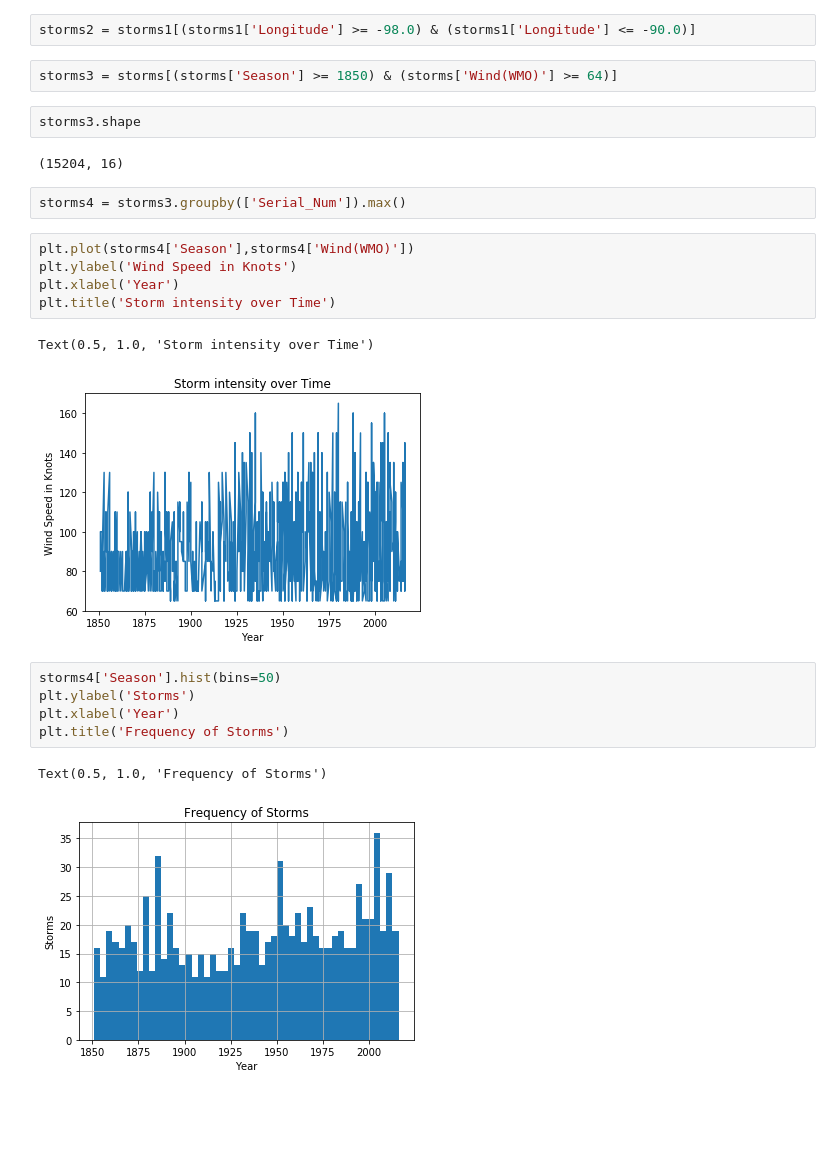
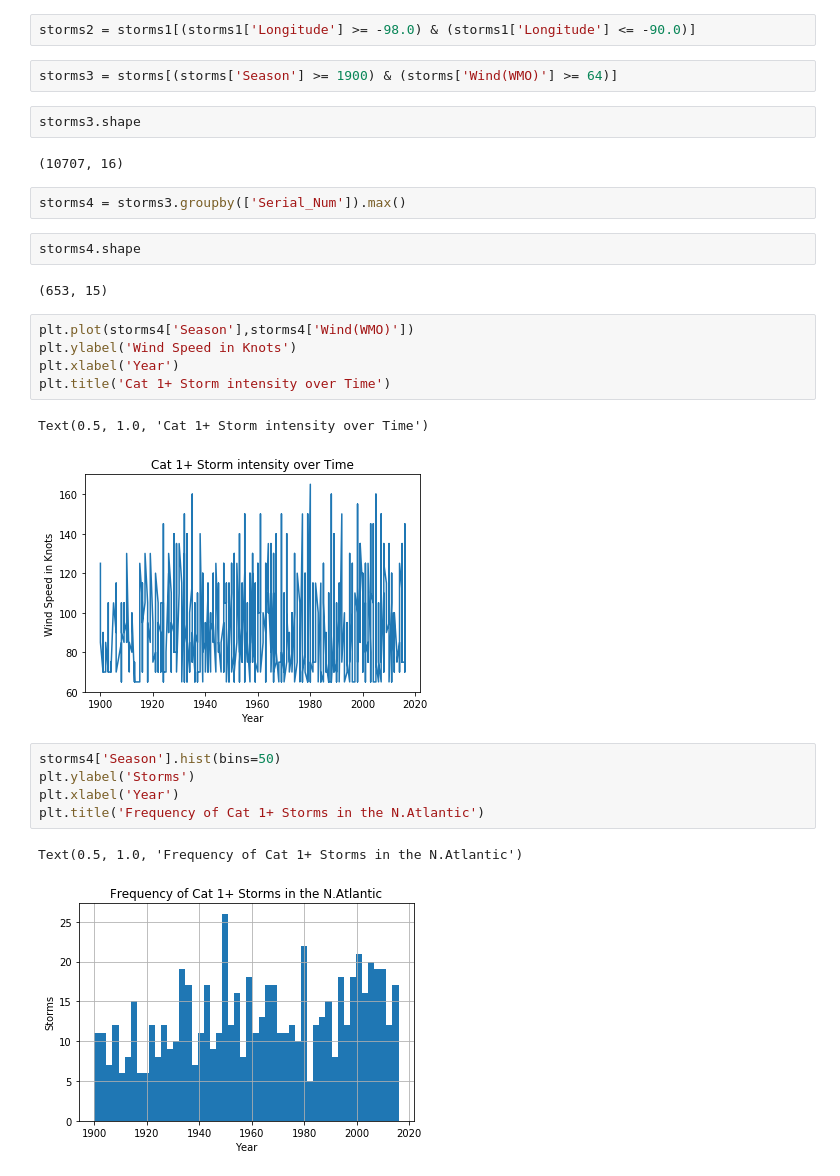
Before and after one commit to zuhbeer/Capstone, a Jupyter notebook: data playground.ipynb, the cells around one changed output. Cells and saved outputs as stored; diff of their text form; blank space fills up the shorter version.

```diff
--- a/data playground.ipynb
+++ b/data playground.ipynb
@@ -59,26 +59,30 @@ storms1 = storms[(storms['Latitude'] >= 25.0) & (storms['Latitude'] <= 32.0)]
 # %%
 storms2 = storms1[(storms1['Longitude'] >= -98.0) & (storms1['Longitude'] <= -90.0)]
 # %%
-storms3 = storms[(storms['Season'] >= 1850) & (storms['Wind(WMO)'] >= 64)]
+storms3 = storms[(storms['Season'] >= 1900) & (storms['Wind(WMO)'] >= 64)]
 # %%
 storms3.shape
 # %% [output]
-(15204, 16)
+(10707, 16)
 # %%
 storms4 = storms3.groupby(['Serial_Num']).max()
+# %%
+storms4.shape
+# %% [output]
+(653, 15)
 # %%
 plt.plot(storms4['Season'],storms4['Wind(WMO)'])
 plt.ylabel('Wind Speed in Knots')
 plt.xlabel('Year')
-plt.title('Storm intensity over Time')
+plt.title('Cat 1+ Storm intensity over Time')
 # %% [output]
-Text(0.5, 1.0, 'Storm intensity over Time')
+Text(0.5, 1.0, 'Cat 1+ Storm intensity over Time')
-[figure, old version]
+[figure, new version]
 # %%
 storms4['Season'].hist(bins=50)
 plt.ylabel('Storms')
 plt.xlabel('Year')
-plt.title('Frequency of Storms')
+plt.title('Frequency of Cat 1+ Storms in the N.Atlantic')
 # %% [output]
-Text(0.5, 1.0, 'Frequency of Storms')
+Text(0.5, 1.0, 'Frequency of Cat 1+ Storms in the N.Atlantic')
-[figure, old version]
+[figure, new version]
```
